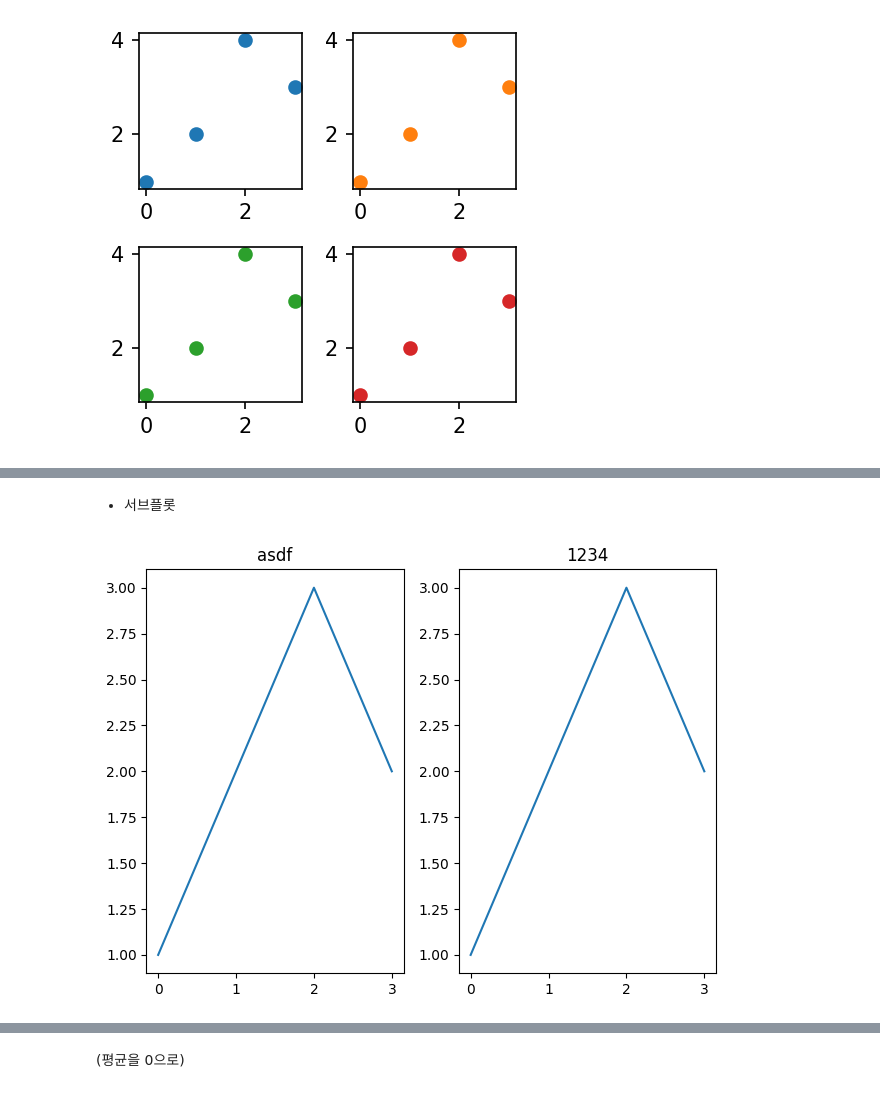
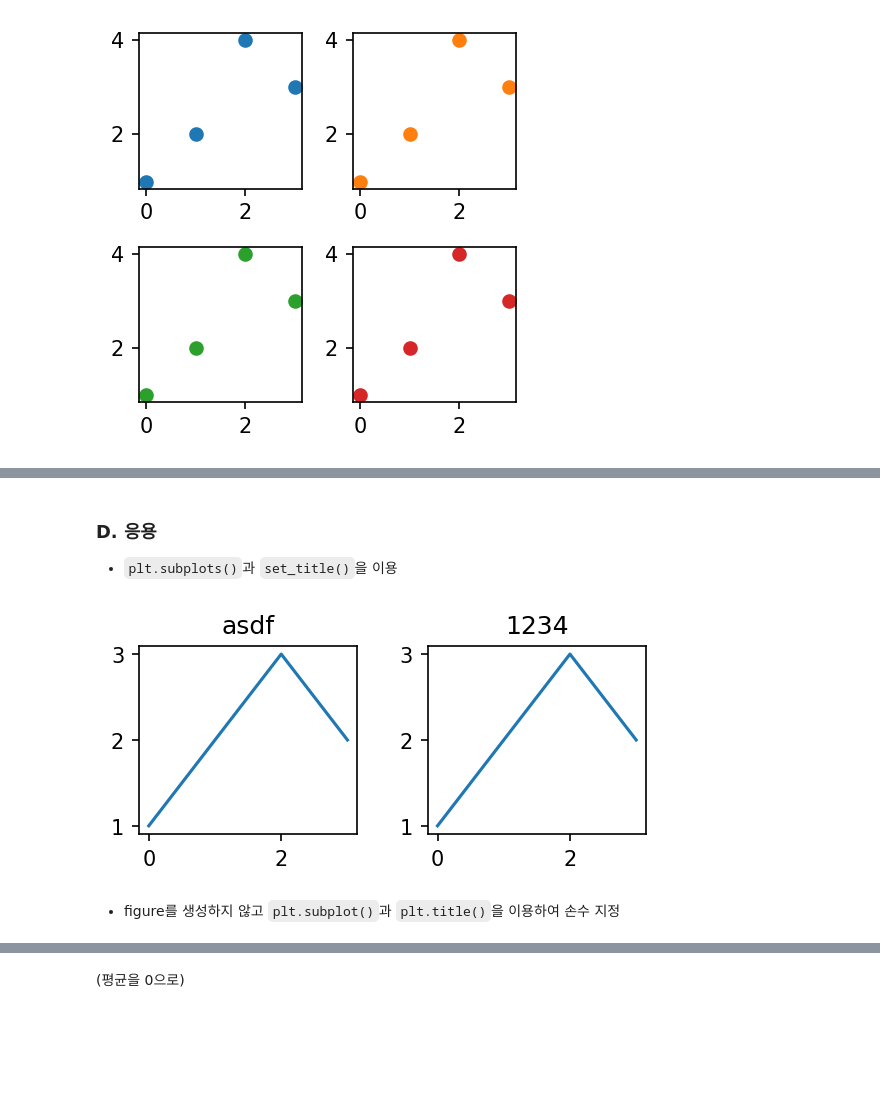
Before and after one commit to HollyRiver/RiverFlow, a Jupyter notebook: unrefined file/datavisuallization/learning materials/2. 꺾은선, 산점도, 객체지향화.ipynb, the cells around one changed output, grey strips where cells are left out. Saved outputs shown, nothing was run; the diff lists cells and outputs as text; code cells hidden in the pictures; blank space fills up the shorter version.

````diff
--- a/unrefined file/datavisuallization/learning materials/2. 꺾은선, 산점도, 객체지향화.ipynb
+++ b/unrefined file/datavisuallization/learning materials/2. 꺾은선, 산점도, 객체지향화.ipynb
@@ -564,14 +562,18 @@ Text(0.5, 0.98, 'asdf')
-# %% [markdown]
-- 서브플롯
+# %% [markdown]
+### **D. 응용**
+
+* ```plt.subplots()```과 ```set_title()```을 이용
 # %%
-fig, (ax1, ax2) = plt.subplots(1,2)
+fig, (ax1, ax2) = plt.subplots(1,2, figsize = (4,2))
 ax1.set_title('asdf')
 ax2.set_title('1234')
 ax1.plot([1,2,3,2])
 ax2.plot([1,2,3,2])
 fig.tight_layout()
 # %% [output]
-[figure, old version]
+[figure, new version]
+# %% [markdown]
+* figure를 생성하지 않고 ```plt.subplot()```과 ```plt.title()```을 이용하여 손수 지정
 # %%
 plt.subplot(1,2,1)
 plt.plot([1,2,3])
````
Also changed, not shown: parts of 30 cells of this notebook, 1 other file.
